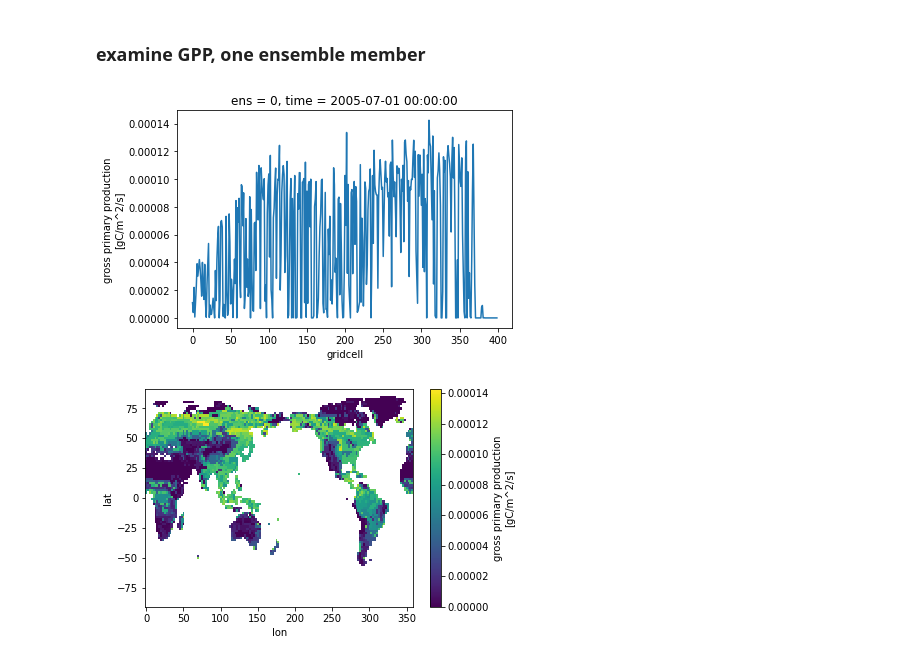
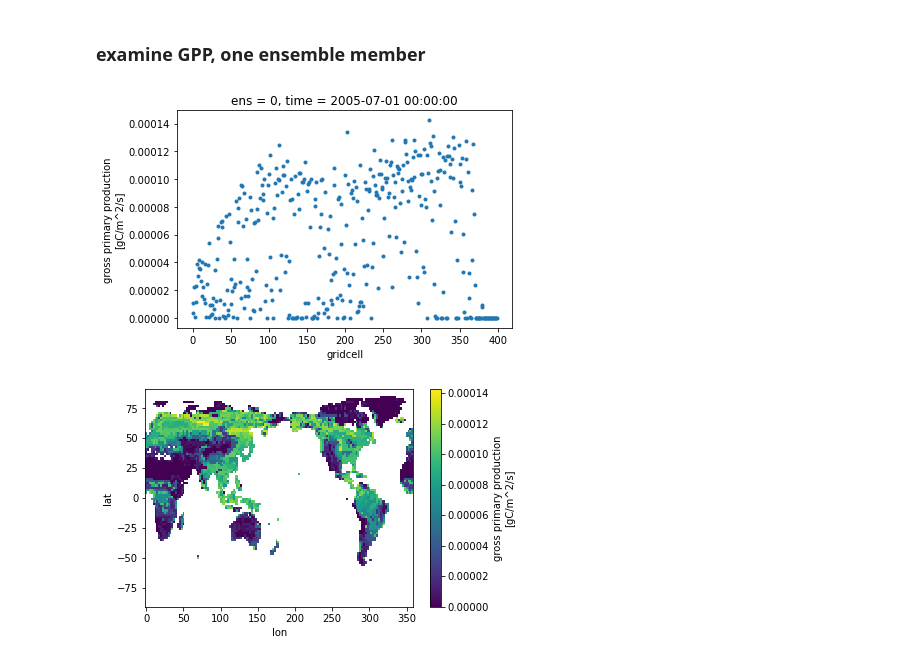
Before and after one commit to djk2120/ppe_tools, a Jupyter notebook: analysis/template.ipynb, the cells around one changed output. Cells and saved outputs as stored; diff of their text form; code cells hidden in the pictures.

```diff
--- a/analysis/template.ipynb
+++ b/analysis/template.ipynb
@@ -58,8 +58,8 @@ Tab(children=(HTML(value='<div class="jp-RenderedHTMLCommon jp-RenderedHTML jp-m
 # %%
 #define the directory structure to find files
 def get_files(name,htape,keys):
-    topdir     = '/glade/scratch/djk2120/PPEn11/hist/'
-    thisdir    = topdir+name+'/'
+    topdir     = '/glade/scratch/djk2120/PPEn11/'
+    thisdir    = topdir+name+'/hist/'
     files      = [glob.glob(thisdir+'*'+key+'*'+htape+'*.nc')[0] for key in keys]
     return files
 # %%
@@ -177,6 +189,6 @@ ds = get_ensemble(files,data_vars,keys,paramkey)
 # %%
 ## note that the output is not global, but rather a subset of 400 meaningful pixels
 ##   so you can't plot a map directly
-ds.GPP.isel(ens=0,time=6).plot();    #ens0 = default
+ds.GPP.isel(ens=0,time=6).plot.line('.');    #ens0 = default
 # %% [output]
-[figure, old version]
+[figure, new version]
```
Also changed, not shown: parts of 8 cells of this notebook, 6 other files.
